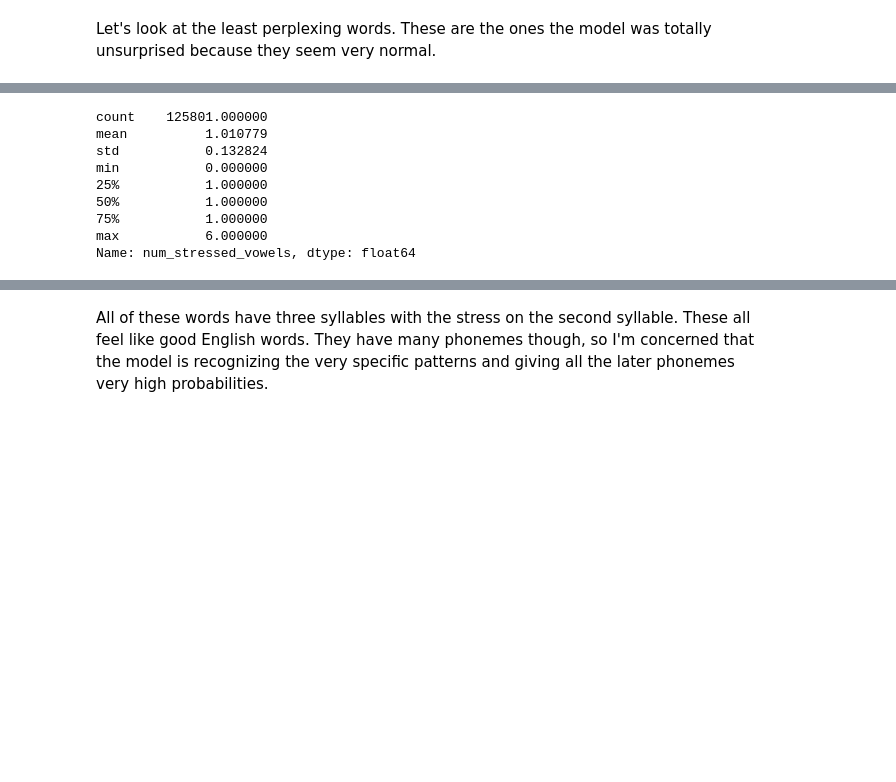
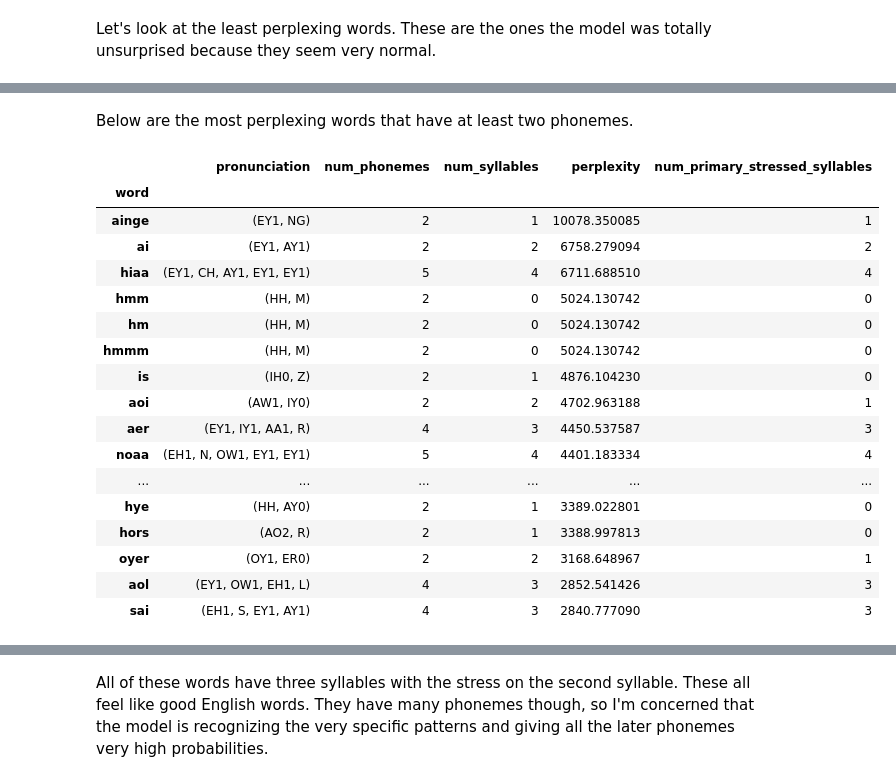
Before and after one commit to colinpollock/sonorant, a Jupyter notebook: Phoneme Exploration.ipynb, the cells around one changed output, grey strips where cells are left out. Drawn from its saved outputs; the diff is of its cells as text; code cells hidden in the pictures; blank space fills up the shorter version.

```diff
--- a/Phoneme Exploration.ipynb
+++ b/Phoneme Exploration.ipynb
@@ -185,15 +138,23 @@ pronunciations[pronunciations.num_syllables > 3].drop_duplicates('pronunciation'
-# %%
-# TODO: move into code
-pronunciations['num_stressed_vowels'] = pronunciations.pronunciation.apply(lambda pron: sum(1 for phoneme in pron if phoneme.endswith('1')))
-# %%
-pronunciations.num_stressed_vowels.describe()
-# %% [output]
-count    125801.000000
-mean          1.010779
-std           0.132824
-min           0.000000
-25%           1.000000
-50%           1.000000
-75%           1.000000
-max           6.000000
-Name: num_stressed_vowels, dtype: float64
+# %% [markdown]
+Below are the most perplexing words that have at least two phonemes.
+# %%
+pronunciations[pronunciations.num_phonemes > 1].sort_values('perplexity', ascending=False).head(20)
+# %% [output]
+|  | pronunciation | num_phonemes | num_syllables | perplexity | num_primary_stressed_syllables |
+| word |  |  |  |  |  |
+| ainge | (EY1, NG) | 2 | 1 | 10078.350085 | 1 |
+| ai | (EY1, AY1) | 2 | 2 | 6758.279094 | 2 |
+| hiaa | (EY1, CH, AY1, EY1, EY1) | 5 | 4 | 6711.688510 | 4 |
+| hmm | (HH, M) | 2 | 0 | 5024.130742 | 0 |
+| hm | (HH, M) | 2 | 0 | 5024.130742 | 0 |
+| hmmm | (HH, M) | 2 | 0 | 5024.130742 | 0 |
+| is | (IH0, Z) | 2 | 1 | 4876.104230 | 0 |
+| aoi | (AW1, IY0) | 2 | 2 | 4702.963188 | 1 |
+| aer | (EY1, IY1, AA1, R) | 4 | 3 | 4450.537587 | 3 |
+| noaa | (EH1, N, OW1, EY1, EY1) | 5 | 4 | 4401.183334 | 4 |
+| ... | ... | ... | ... | ... | ... |
+| hye | (HH, AY0) | 2 | 1 | 3389.022801 | 0 |
+| hors | (AO2, R) | 2 | 1 | 3388.997813 | 0 |
+| oyer | (OY1, ER0) | 2 | 2 | 3168.648967 | 1 |
+| aol | (EY1, OW1, EH1, L) | 4 | 3 | 2852.541426 | 3 |
+| sai | (EH1, S, EY1, AY1) | 4 | 3 | 2840.777090 | 3 |
```
Also changed, not shown: parts of 64 cells of this notebook.
